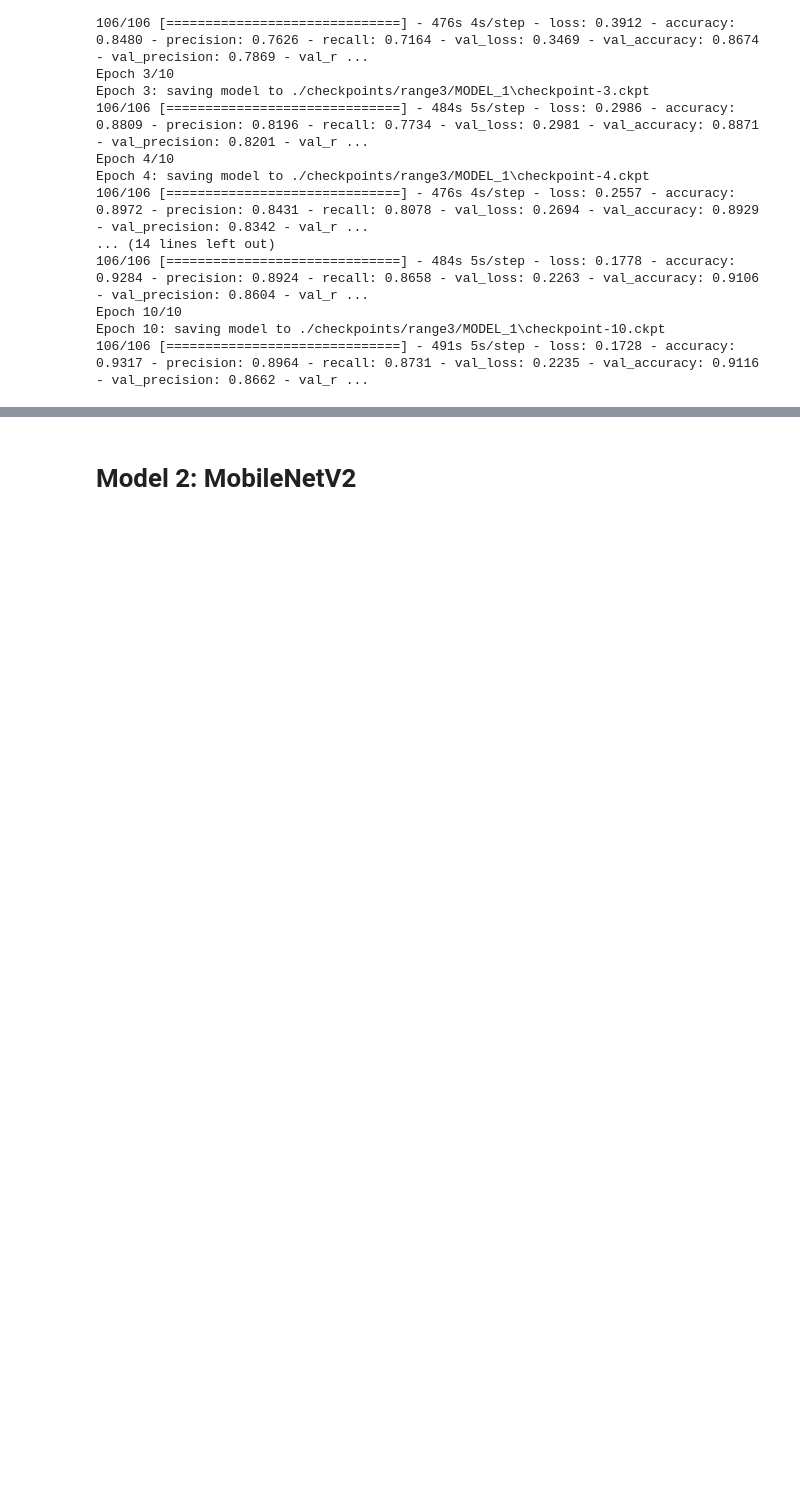
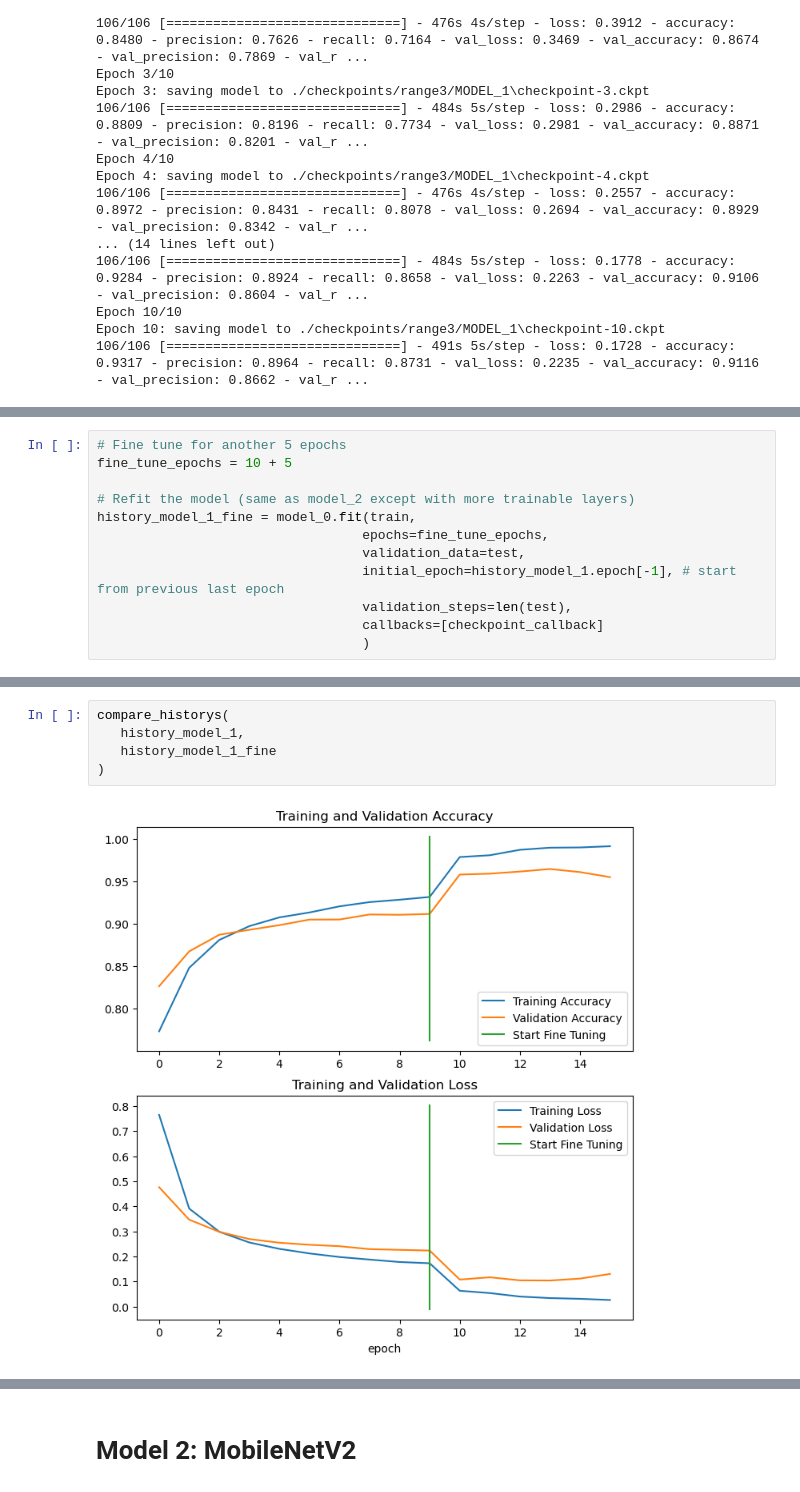
Before and after one commit to melihkacaman/neckline_classifier_Aydinli, a Jupyter notebook: notebooks/04 Range3 Data Model Creation and Data Prep.ipynb, the cells around one changed output, grey strips where cells are left out. Drawn from its saved outputs; the diff is of its cells as text; blank space fills up the shorter version.

```diff
--- a/notebooks/04 Range3 Data Model Creation and Data Prep.ipynb
+++ b/notebooks/04 Range3 Data Model Creation and Data Prep.ipynb
@@ -707,0 +738,12 @@ Epoch 10: saving model to ./checkpoints/range3/MODEL_1\checkpoint-10.ckpt
+# %%
+# Fine tune for another 5 epochs
+fine_tune_epochs = 10 + 5
+
+# Refit the model (same as model_2 except with more trainable layers)
+history_model_1_fine = model_0.fit(train,
+                                  epochs=fine_tune_epochs,
+                                  validation_data=test,
+                                  initial_epoch=history_model_1.epoch[-1], # start from previous last epoch
+                                  validation_steps=len(test),
+                                  callbacks=[checkpoint_callback]
+                                  )
@@ -707,0 +769,7 @@ Epoch 10: saving model to ./checkpoints/range3/MODEL_1\checkpoint-10.ckpt
+# %%
+compare_historys(
+   history_model_1,
+   history_model_1_fine
+)
+# %% [output]
+[figure, added]
```
Also changed, not shown: parts of 16 cells of this notebook.
